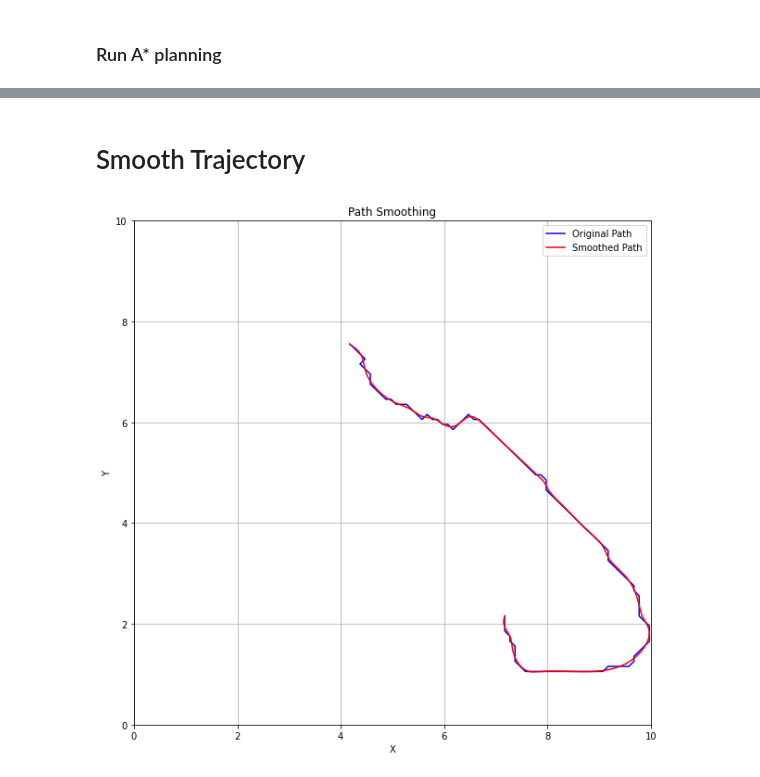
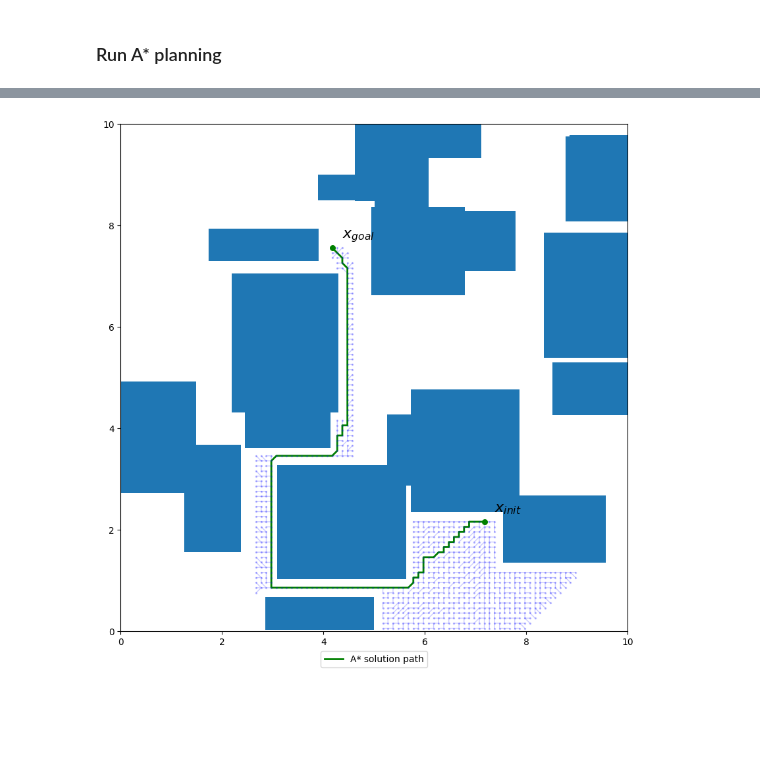
Before and after one commit to QuangMDoan/autonomy, a Jupyter notebook: hw1/sim_astar.ipynb, the cells around one changed output, grey strips where cells are left out. Drawn from its saved outputs; the diff is of its cells as text; code cells hidden in the pictures; blank space fills up the shorter version.

```diff
--- a/hw1/sim_astar.ipynb
+++ b/hw1/sim_astar.ipynb
@@ -71,58 +77,12 @@ else:
-# %% [markdown]
-# Smooth Trajectory
-# %%
-def compute_smooth_plan(path, v_desired=0.15, spline_alpha=0.05) -> TrajectoryPlan:
-    # Ensure path is a numpy array
-    path = np.asarray(path)  # Fixed: use path parameter instead of astar.path
-
-    # Compute and set the following variables:
-    #   1. ts:
-    #      Compute an array of time stamps for each planned waypoint assuming some constant
-    #      velocity between waypoints.
-    #
-    #   2. path_x_spline, path_y_spline:
-    #      Fit cubic splines to the x and y coordinates of the path separately
-    #      with respect to the computed time stamp array.
-    #      Hint: Use scipy.interpolate.splrep
-
-    ##### YOUR CODE STARTS HERE #####
-    # Calculate stamps based on distances between consecutive points
-
-    # First calculate distances along the path
-    path_diff = np.diff(path, axis=0)
-    distances = np.linalg.norm(path_diff, axis=1)
-
-    # Then divide by desired velocity to get times, prepend 0 for start
-    tts = np.cumsum(distances / v_desired)
-    ts = np.concatenate([[0.], tts])
-
-    # Fit cubic splines to x and y coordinates separately
-    path_x_spline = scipy.interpolate.splrep(ts, path[:,0], s=spline_alpha)
-    path_y_spline = scipy.interpolate.splrep(ts, path[:,1], s=spline_alpha)
-    ###### YOUR CODE END HERE ######
-
-    return TrajectoryPlan(
-        path=path,
-        path_x_spline=path_x_spline,
-        path_y_spline=path_y_spline,
-        duration=ts[-1],
-    )
-
-# construct a trajectory plan
-plan = compute_smooth_plan(astar.path)
-
-# plot AStar path v.s. smoothed path
-astar_path = np.asarray(astar.path)
-smoothed_path = plan.smoothed_path()
-
-plt.plot(astar_path[:,0], astar_path[:,1], 'b-', label='Original Path')
-plt.plot(smoothed_path[:, 0], smoothed_path[:, 1], 'r-', label='Smoothed Path')
-plt.legend()
-plt.xlabel('X')
-plt.ylabel('Y')
-plt.xlim([0, width])
-plt.ylim([0, height])
-plt.title('Path Smoothing')
-plt.grid()
-# %% [output]
-[figure, removed]
+# %%
+# seed = 79, h(x, y) uses L1-norm distance
+astar = AStar((0, 0), (width, height), x_init, x_goal, occupancy, AStar.manhattan_distance, resolution=0.1)
+
+if not astar.solve():
+    print("No path found! (This is normal, try re-running the block above)")
+else:
+    plt.rcParams['figure.figsize'] = [10, 10]
+    astar.plot_path()
+    astar.plot_tree(point_size=2)
+# %% [output]
+[figure, added]
```
Also changed, not shown: parts of 6 cells of this notebook, 5 other files.
